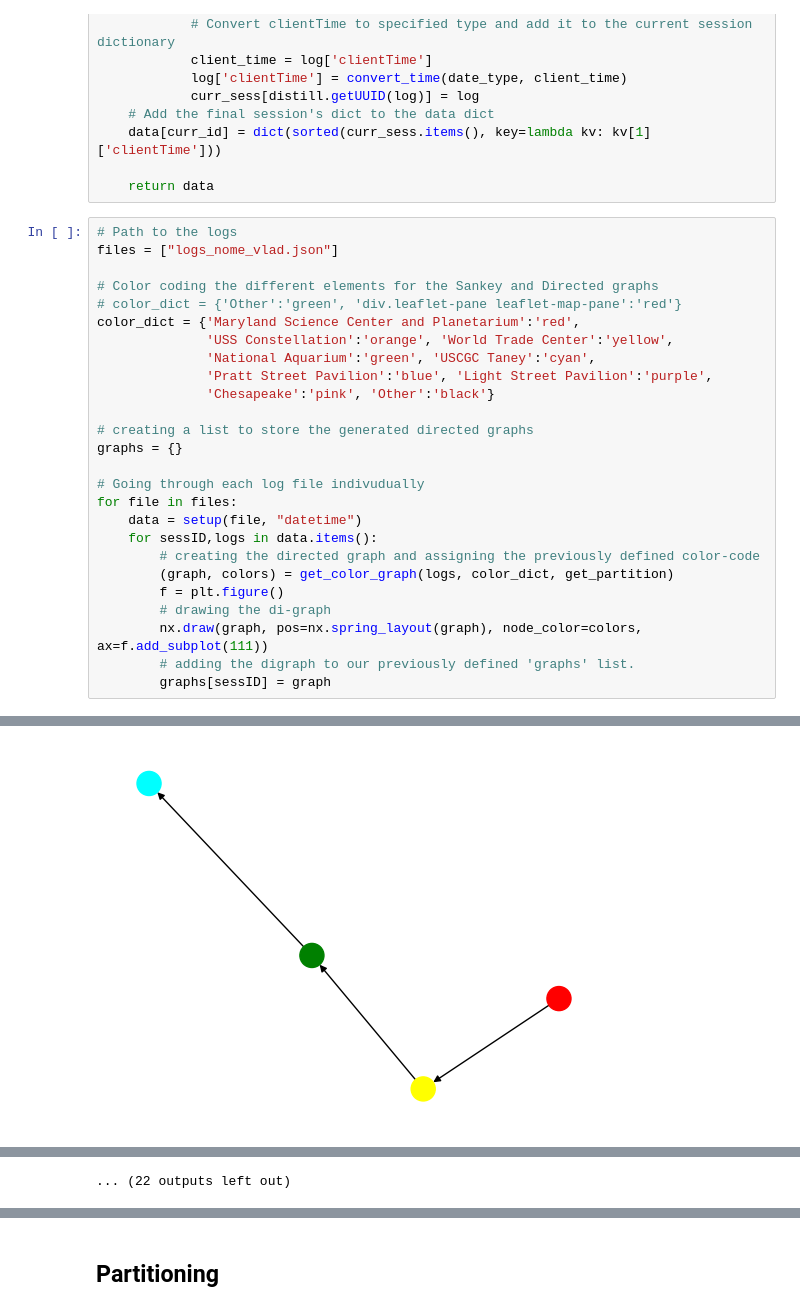
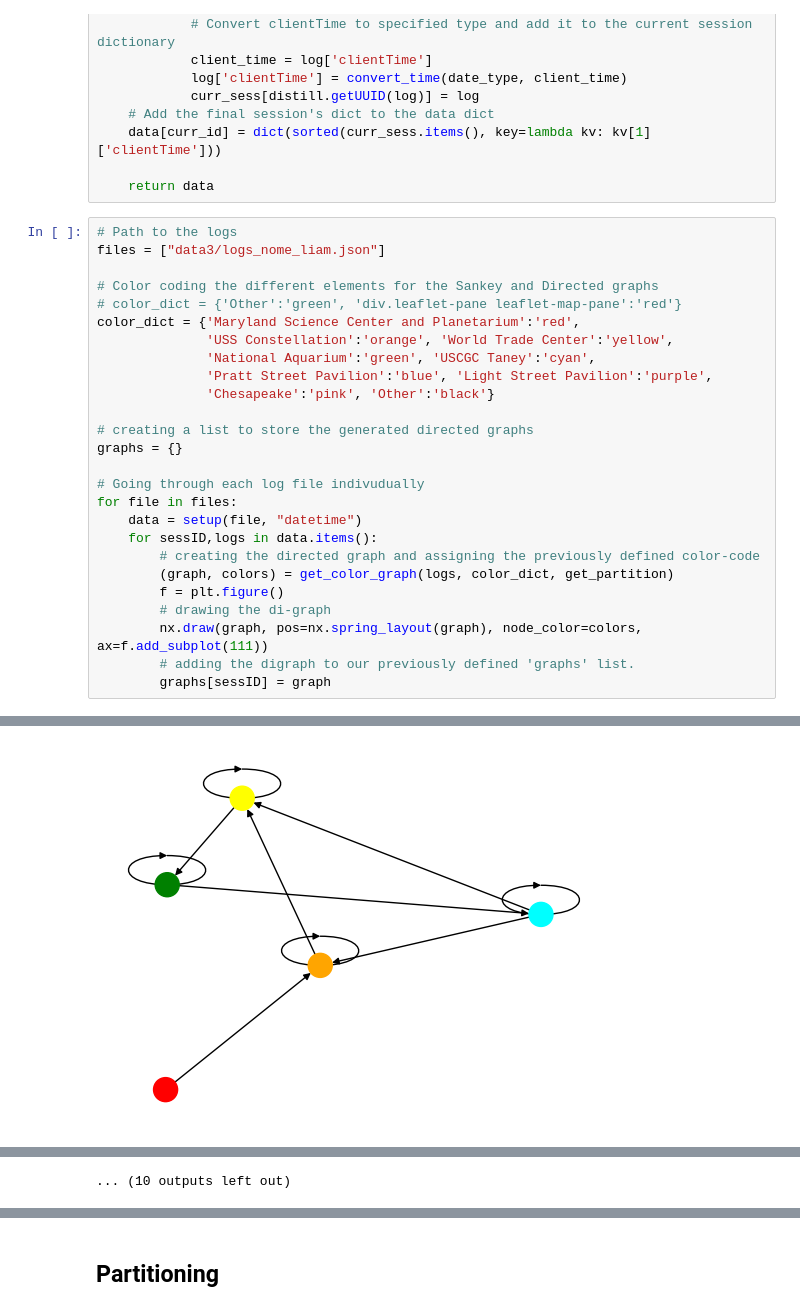
Before and after one commit to UMD-ARLIS/incubator-flagon-distill, a Jupyter notebook: prototypes/Prototype 3.ipynb, the cells around one changed output, grey strips where cells are left out. Cells and saved outputs as stored; diff of their text form.

```diff
--- a/prototypes/Prototype 3.ipynb
+++ b/prototypes/Prototype 3.ipynb
@@ -203,7 +198,7 @@ def setup(file, date_type):
     return data
 # %%
 # Path to the logs
-files = ["logs_nome_vlad.json"]
+files = ["data3/logs_nome_liam.json"]
 
 # Color coding the different elements for the Sankey and Directed graphs
 # color_dict = {'Other':'green', 'div.leaflet-pane leaflet-map-pane':'red'}
@@ -234 +229 @@ for file in files:
-[figure, old version]
+[figure, new version]
@@ -243 +238 @@ for file in files:
-... (22 outputs left out)
+... (10 outputs left out)
```
Also changed, not shown: parts of 11 cells of this notebook, 9 other files.
